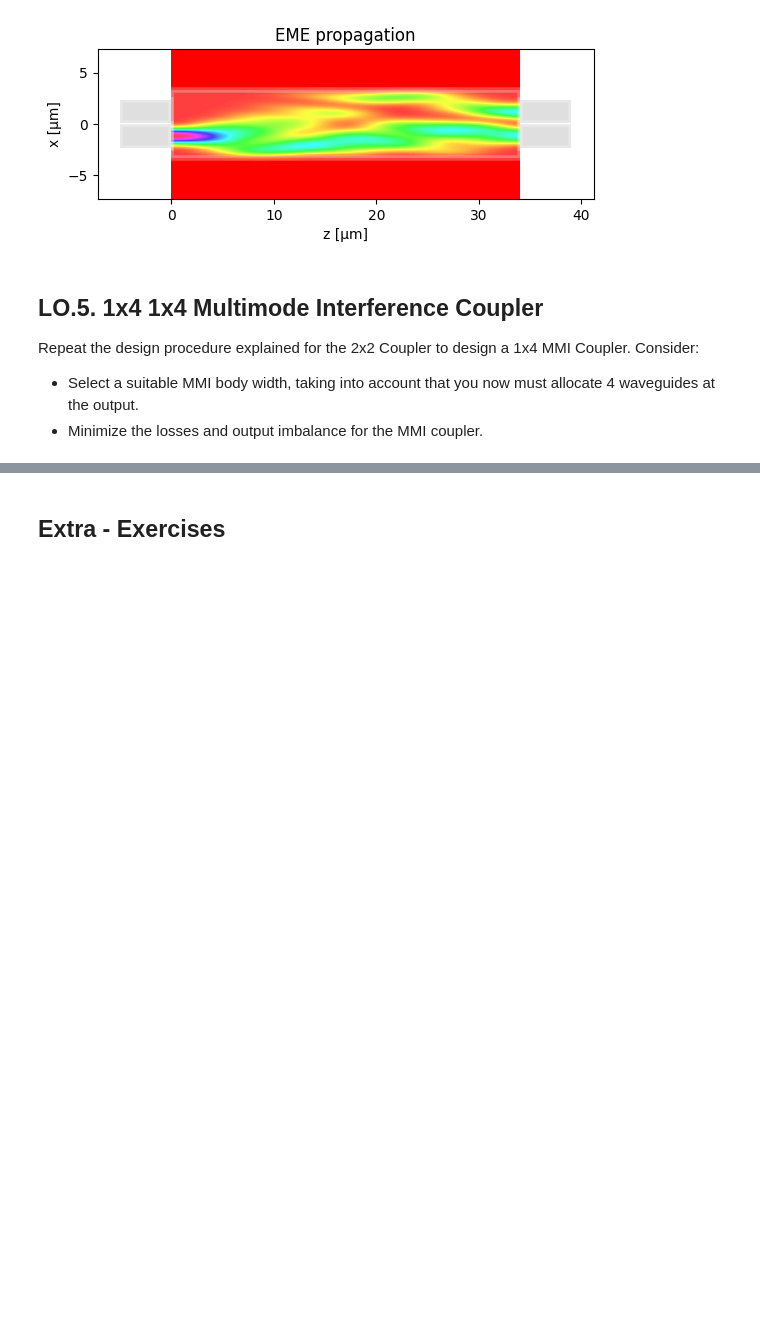
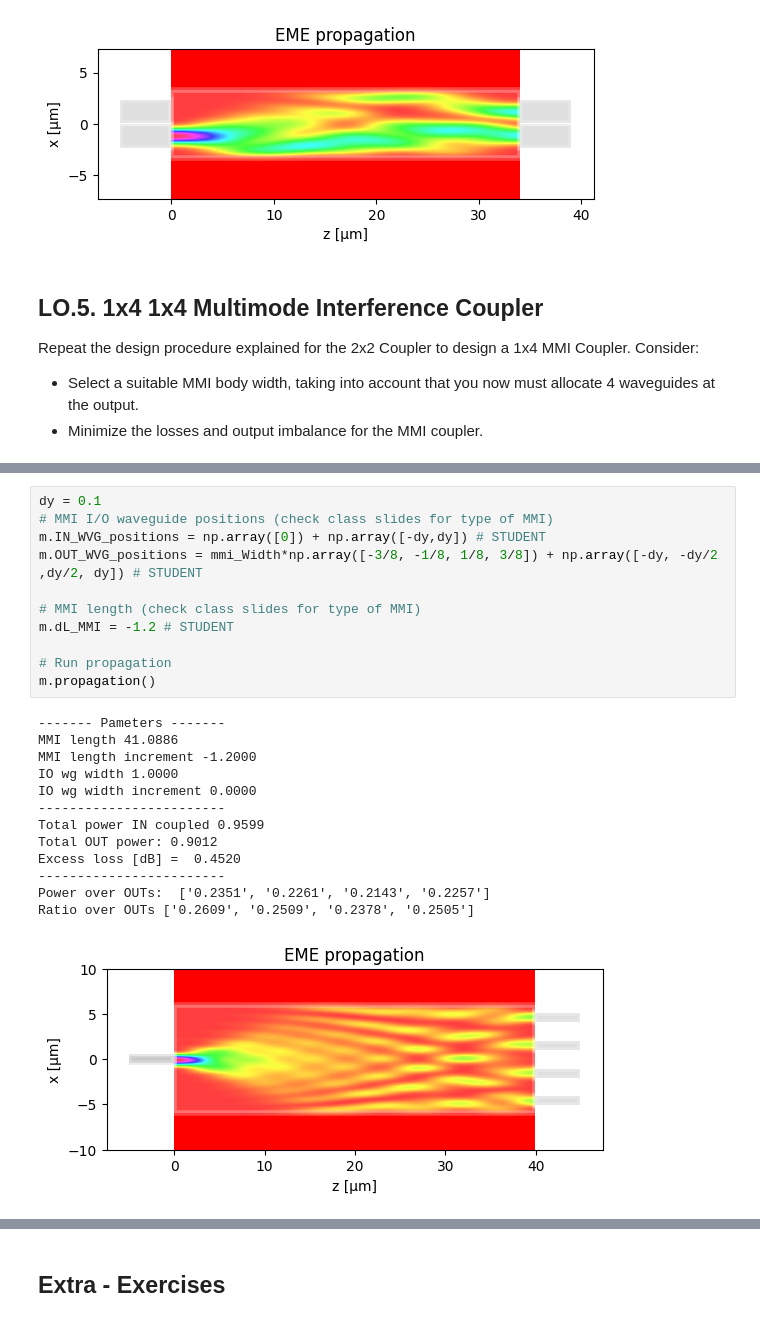
Before and after one commit to davidalcarria/pic-upv-lab2, a Jupyter notebook: COUPLERS_Student.ipynb, the cells around one changed output, grey strips where cells are left out. Saved outputs shown, nothing was run; the diff lists cells and outputs as text; blank space fills up the shorter version.

```diff
--- a/COUPLERS_Student.ipynb
+++ b/COUPLERS_Student.ipynb
@@ -440,3 +425,28 @@ Repeat the design procedure explained for the 2x2 Coupler to design a 1x4 MMI Co
+# %%
+dy = 0.1
+# MMI I/O waveguide positions (check class slides for type of MMI)
+m.IN_WVG_positions = np.array([0]) + np.array([-dy,dy]) # STUDENT
+m.OUT_WVG_positions = mmi_Width*np.array([-3/8, -1/8, 1/8, 3/8]) + np.array([-dy, -dy/2 ,dy/2, dy]) # STUDENT
+
+# MMI length (check class slides for type of MMI)
+m.dL_MMI = -1.2 # STUDENT
+
+# Run propagation
+m.propagation()
+# %% [output]
+------- Pameters -------
+MMI length 41.0886
+MMI length increment -1.2000
+IO wg width 1.0000
+IO wg width increment 0.0000
+------------------------
+Total power IN coupled 0.9599
+Total OUT power: 0.9012
+Excess loss [dB] =  0.4520
+------------------------
+Power over OUTs:  ['0.2351', '0.2261', '0.2143', '0.2257']
+Ratio over OUTs ['0.2609', '0.2509', '0.2378', '0.2505']
+[figure, added]
 # %%
 # Design flow for MMI
 m = MMI_EME()
```
Also changed, not shown: parts of 23 cells of this notebook.
